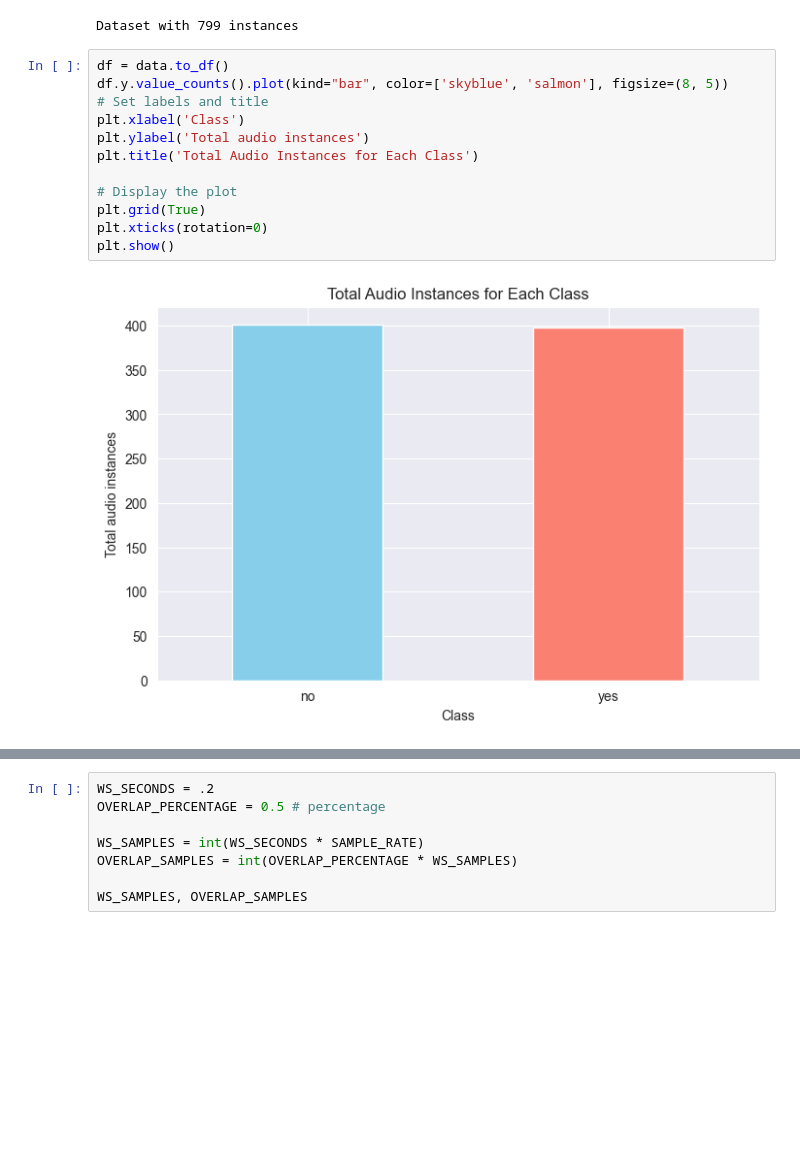
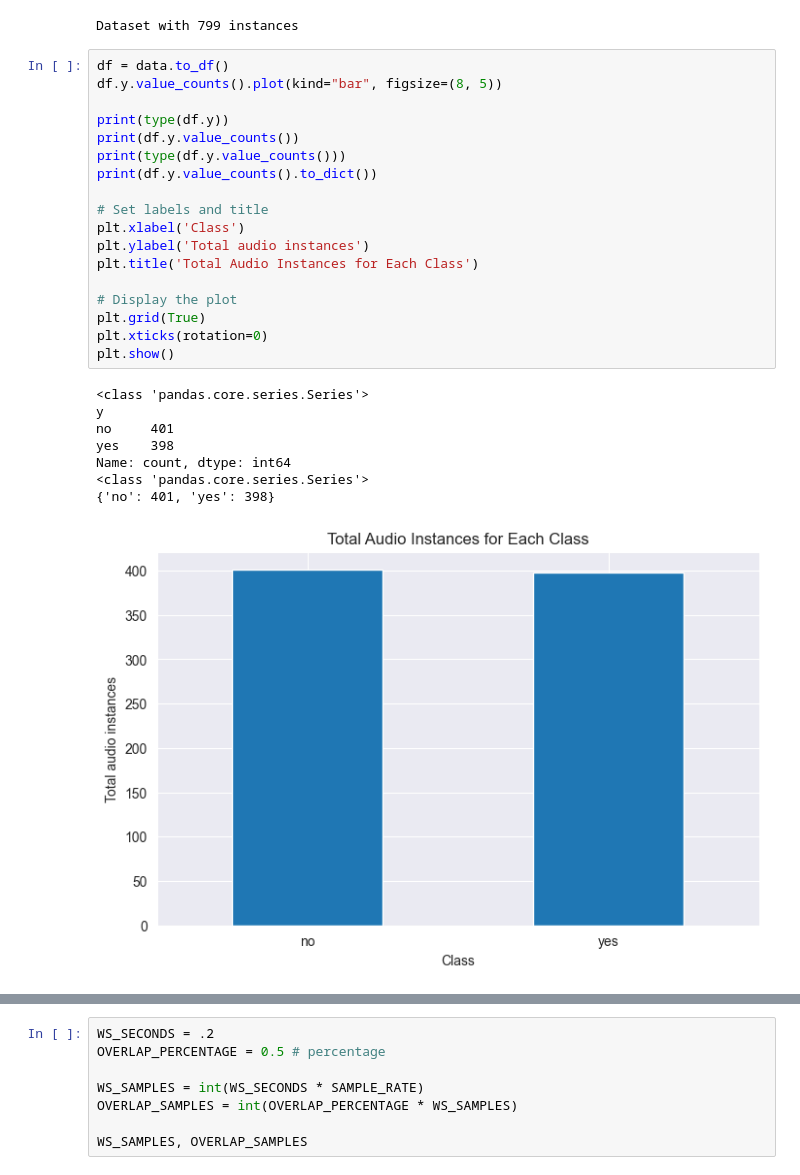
Before and after one commit to AIoT-Group-UoP/crossai-ts-docs, a Jupyter notebook: e2e_speech_commands.ipynb, the cells around one changed output, grey strips where cells are left out. Drawn from its saved outputs; the diff is of its cells as text; blank space fills up the shorter version.

```diff
--- a/e2e_speech_commands.ipynb
+++ b/e2e_speech_commands.ipynb
@@ -33,17 +30,30 @@ data
 Dataset with 799 instances
 # %%
 df = data.to_df()
-df.y.value_counts().plot(kind="bar", color=['skyblue', 'salmon'], figsize=(8, 5))
+df.y.value_counts().plot(kind="bar", figsize=(8, 5))
+
+print(type(df.y))
+print(df.y.value_counts())
+print(type(df.y.value_counts()))
+print(df.y.value_counts().to_dict())
+
 # Set labels and title
 plt.xlabel('Class')
 plt.ylabel('Total audio instances')
 plt.title('Total Audio Instances for Each Class')
 
 # Display the plot
 plt.grid(True)
 plt.xticks(rotation=0)
 plt.show()
 # %% [output]
+<class 'pandas.core.series.Series'>
+y
+no     401
+yes    398
+Name: count, dtype: int64
+<class 'pandas.core.series.Series'>
+{'no': 401, 'yes': 398}
-[figure, old version]
+[figure, new version]
 # %%
 df["duration"] = df.X.apply(len) / SAMPLE_RATE
```
Also changed, not shown: parts of 17 cells of this notebook, 1 other file.
